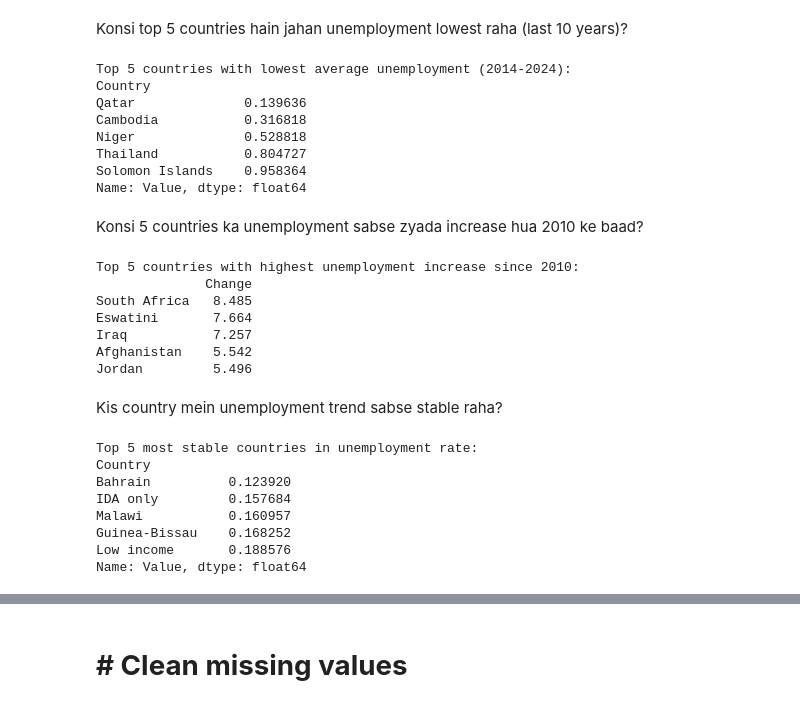
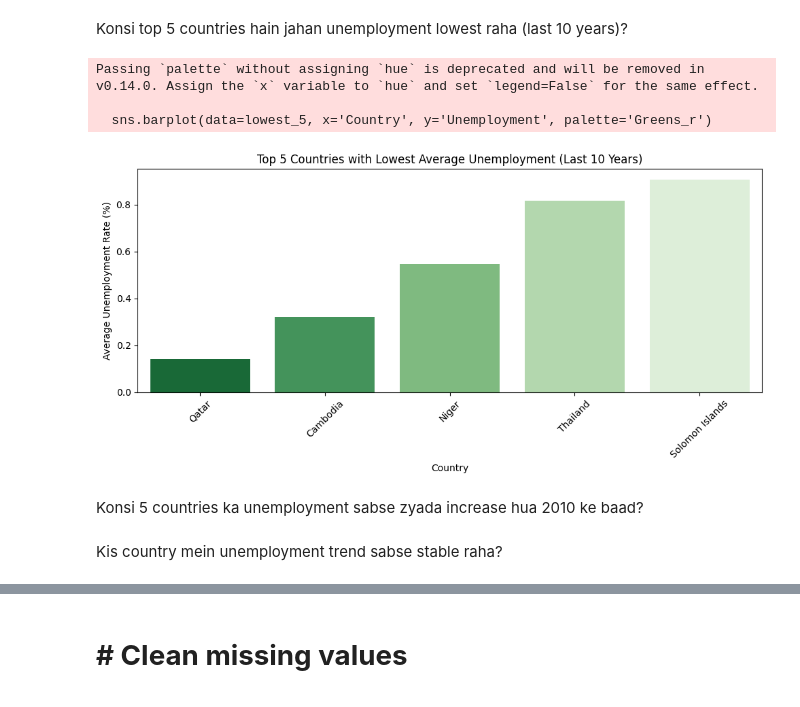
Before and after one commit to Hasan132002/AI, a Jupyter notebook: analysis.ipynb, the cells around one changed output, grey strips where cells are left out. Drawn from its saved outputs; the diff is of its cells as text; code cells hidden in the pictures.

```diff
--- a/analysis.ipynb
+++ b/analysis.ipynb
@@ -713,62 +733,30 @@ plt.show()
 [figure]
 # %% [markdown]
 Konsi top 5 countries hain jahan unemployment lowest raha (last 10 years)?
-# %%
-last_10_years = df_unemp[df_unemp['Year'] >= 2014]
-avg_last_10 = last_10_years.groupby('Country')['Value'].mean().sort_values()
-
-print("Top 5 countries with lowest average unemployment (2014-2024):")
-print(avg_last_10.head(5))
-# %% [output]
-Top 5 countries with lowest average unemployment (2014-2024):
-Country
-Qatar              0.139636
-Cambodia           0.316818
-Niger              0.528818
-Thailand           0.804727
-Solomon Islands    0.958364
-Name: Value, dtype: float64
+# %%
+import pandas as pd
+import matplotlib.pyplot as plt
+import seaborn as sns
+
+latest_years = df[df['Year'] >= df['Year'].max() - 9]
+
+avg_unemployment = latest_years.groupby('Country')['Unemployment'].mean().sort_values()
+
+lowest_5 = avg_unemployment.head(5).reset_index()
+
+plt.figure(figsize=(10, 5))
+sns.barplot(data=lowest_5, x='Country', y='Unemployment', palette='Greens_r')
+plt.title('Top 5 Countries with Lowest Average Unemployment (Last 10 Years)')
+plt.ylabel('Average Unemployment Rate (%)')
+plt.xticks(rotation=45)
+plt.tight_layout()
+plt.show()
+# %% [output]
+Passing `palette` without assigning `hue` is deprecated and will be removed in v0.14.0. Assign the `x` variable to `hue` and set `legend=False` for the same effect.
+
+  sns.barplot(data=lowest_5, x='Country', y='Unemployment', palette='Greens_r')
+[figure, added]
 # %% [markdown]
 Konsi 5 countries ka unemployment sabse zyada increase hua 2010 ke baad?
-# %%
-after_2010 = df_unemp[df_unemp['Year'] >= 2010]
-
-def change_after_2010(country):
-    df_c = after_2010[after_2010['Country'] == country].sort_values('Year')
-    start = df_c[df_c['Year'] == 2010]['Value'].values
-    end = df_c[df_c['Year'] == 2024]['Value'].values
-    if len(start) == 0 or len(end) == 0:
-        return np.nan
-    return end[0] - start[0]
-
-countries = after_2010['Country'].unique()
-changes = {c: change_after_2010(c) for c in countries}
-change_df = pd.DataFrame.from_dict(changes, orient='index', columns=['Change'])
-change_df = change_df.dropna().sort_values('Change', ascending=False)
-
-print("Top 5 countries with highest unemployment increase since 2010:")
-print(change_df.head())
-# %% [output]
-Top 5 countries with highest unemployment increase since 2010:
-              Change
-South Africa   8.485
-Eswatini       7.664
-Iraq           7.257
-Afghanistan    5.542
-Jordan         5.496
 # %% [markdown]
 Kis country mein unemployment trend sabse stable raha?
-# %%
-stability = df_unemp.groupby('Country')['Value'].std().sort_values()
-
-print("Top 5 most stable countries in unemployment rate:")
-print(stability.head())
-# %% [output]
-Top 5 most stable countries in unemployment rate:
-Country
-Bahrain          0.123920
-IDA only         0.157684
-Malawi           0.160957
-Guinea-Bissau    0.168252
-Low income       0.188576
-Name: Value, dtype: float64
```
Also changed, not shown: parts of 13 cells of this notebook.
